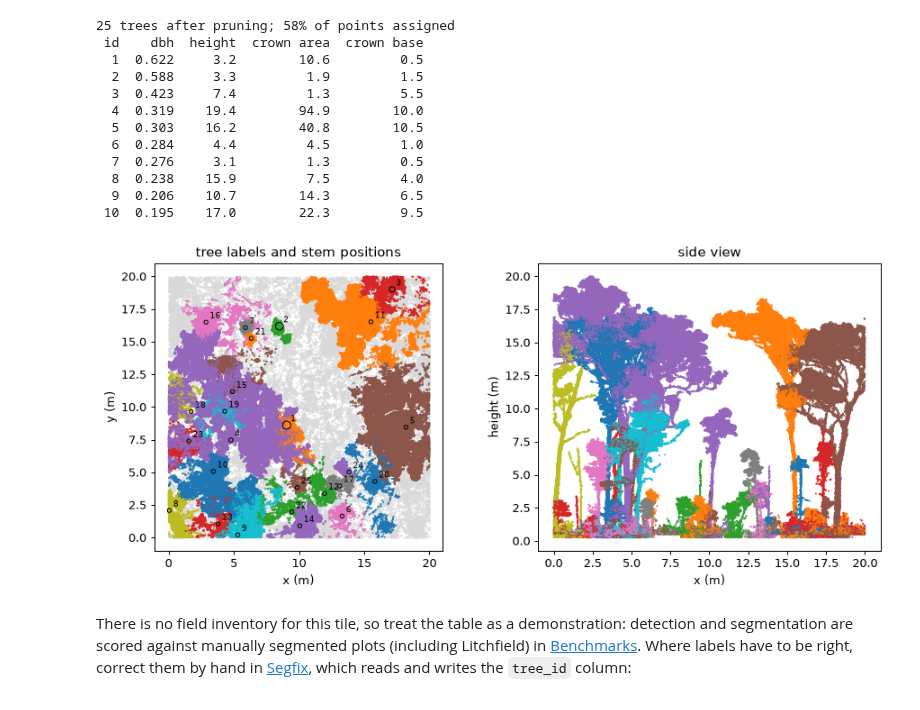
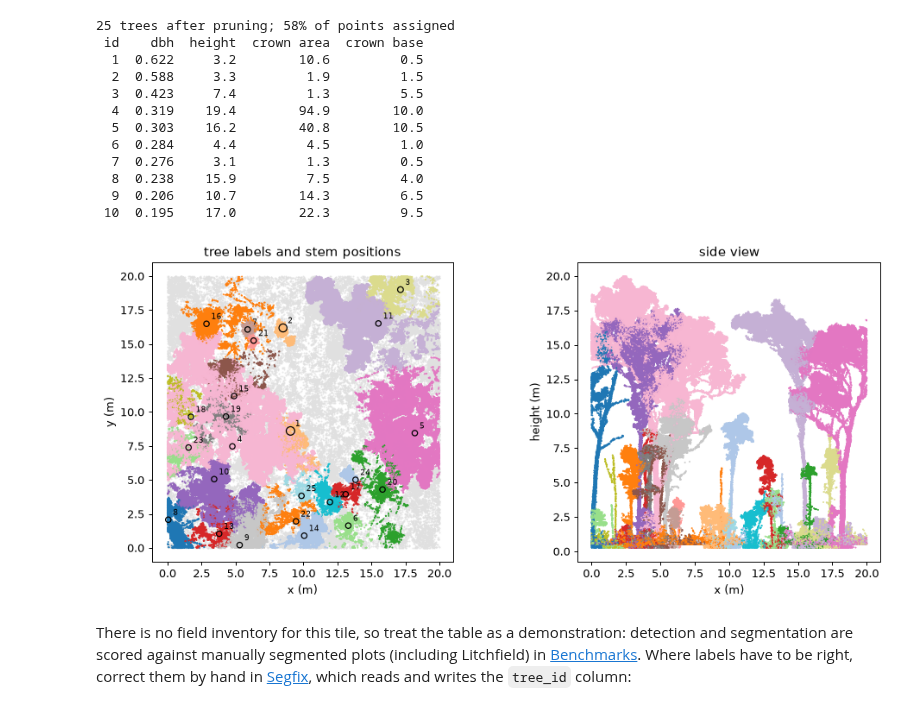
Before and after one commit to UQ-EORC/Sylva, a Jupyter notebook: docs/examples/05_trees.ipynb, the cells around one changed output. Drawn from its saved outputs; the diff is of its cells as text; code cells hidden in the pictures.

```diff
--- a/docs/examples/05_trees.ipynb
+++ b/docs/examples/05_trees.ipynb
@@ -81,17 +81,19 @@ for t in stems[:10]:
  10  0.195    17.0        22.3         9.5
 # %%
 m = labels > 0
-fig, ax = plt.subplots(1, 2, figsize=(12, 4.6))
-ax[0].scatter(cloud.x[~m][::10], cloud.y[~m][::10], s=0.2, c="0.85")
-ax[0].scatter(cloud.x[m][::4], cloud.y[m][::4], c=labels[m][::4] % 10, s=0.3, cmap="tab10")
+shuffle = np.random.default_rng(3).permutation(labels.max() + 2)   # neighbouring trees get unlike colours
+colour = shuffle[labels] % 20
+fig, ax = plt.subplots(1, 2, figsize=(13, 5))
+ax[0].scatter(cloud.x[~m][::10], cloud.y[~m][::10], s=0.2, c="0.88")
+ax[0].scatter(cloud.x[m][::4], cloud.y[m][::4], c=colour[m][::4], s=0.3, cmap="tab20")
 for t in stems:
-    ax[0].add_patch(plt.Circle((t.x, t.y), max(t.dbh / 2, 0.15), fill=False, color="k", lw=0.8))
-    ax[0].annotate(str(t.tree_id), (t.x + 0.3, t.y + 0.3), fontsize=7)
+    ax[0].add_patch(plt.Circle((t.x, t.y), max(t.dbh / 2, 0.2), fill=False, color="k", lw=1.0))
+    ax[0].annotate(str(t.tree_id), (t.x + 0.35, t.y + 0.35), fontsize=7)
 ax[0].set(title="tree labels and stem positions", xlabel="x (m)", ylabel="y (m)", aspect="equal")
-ax[1].scatter(cloud.x[m][::4], cloud.attrs["height"][m][::4], c=labels[m][::4] % 10, s=0.3, cmap="tab10")
-ax[1].set(title="side view", xlabel="x (m)", ylabel="height (m)");
+ax[1].scatter(cloud.x[m][::4], cloud.attrs["height"][m][::4], c=colour[m][::4], s=0.3, cmap="tab20")
+ax[1].set(title="side view", xlabel="x (m)", ylabel="height (m)", aspect="equal");
 # %% [output]
-[figure, old version]
+[figure, new version]
 # %% [markdown]
 There is no field inventory for this tile, so treat the table as a
 demonstration: detection and segmentation are scored against manually
```
Also changed, not shown: 12 other files.
